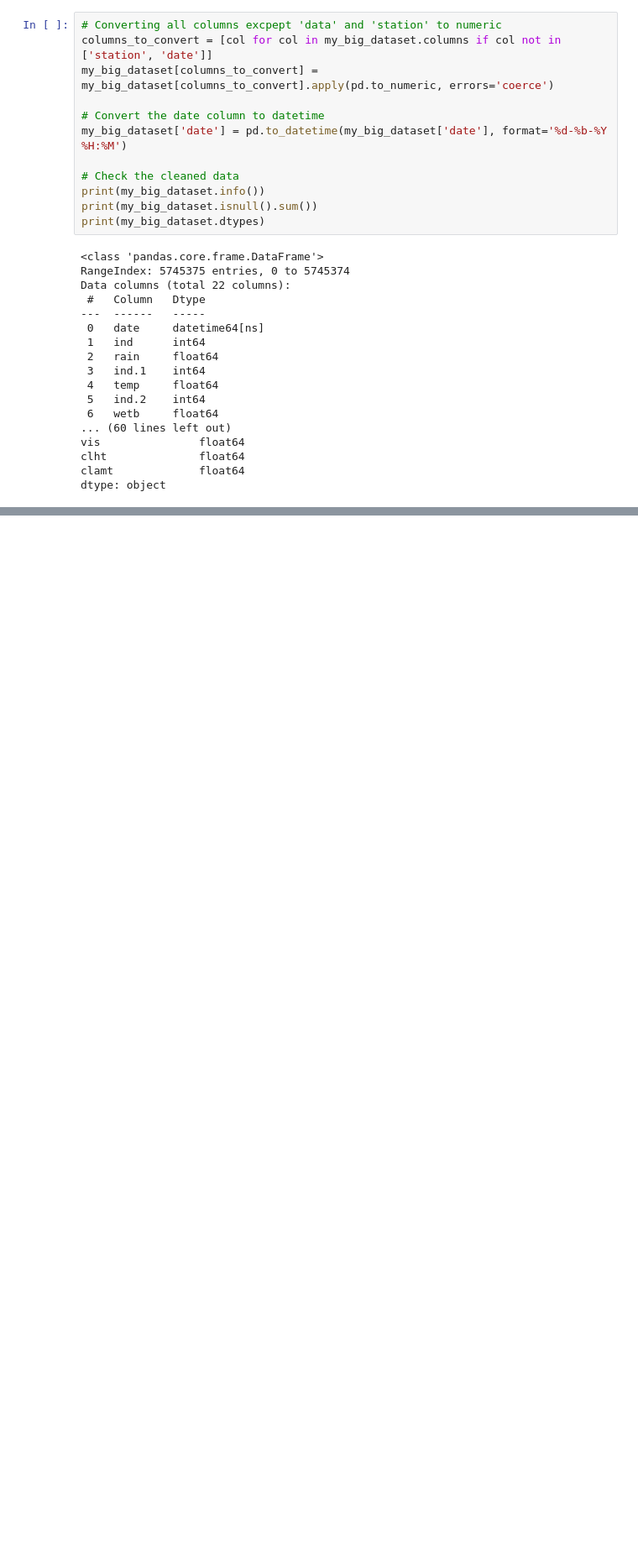
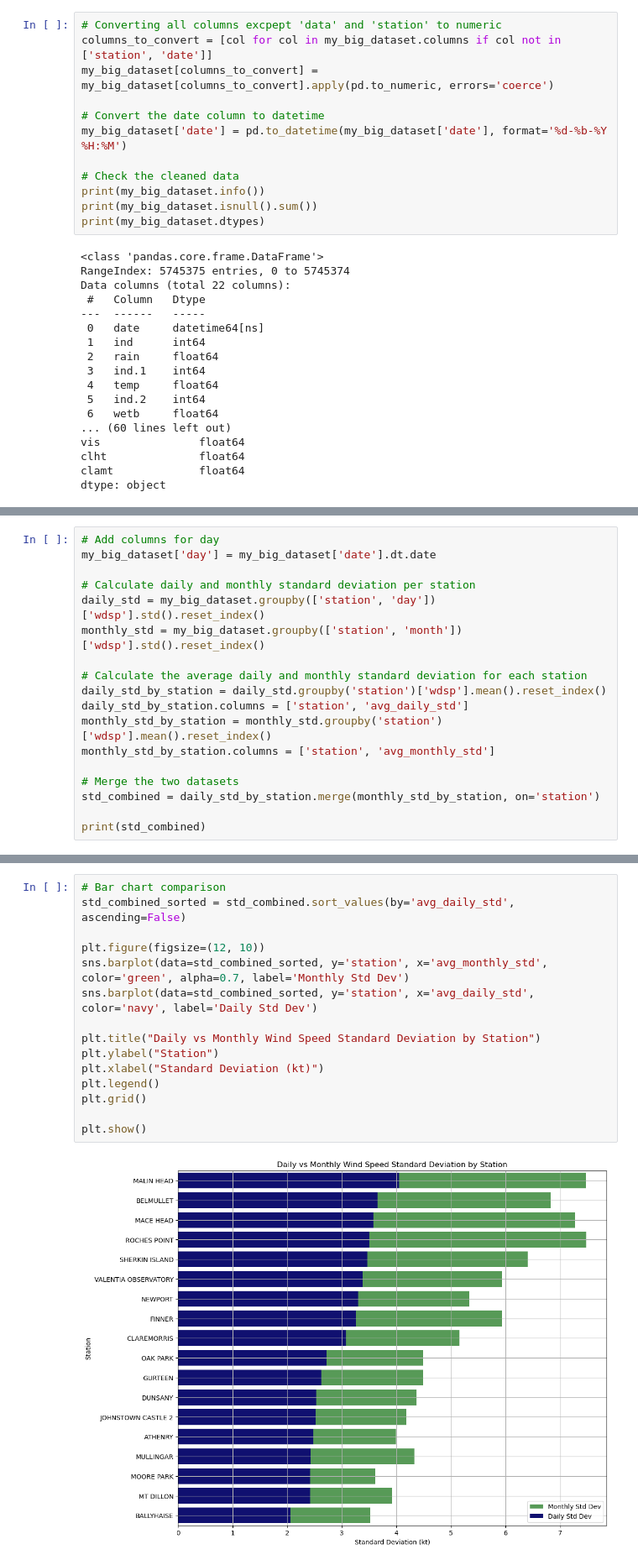
Before and after one commit to morgam7/PFDA-project, a Jupyter notebook: wind_farm_analysis.ipynb, the cells around one changed output, grey strips where cells are left out. Shown at 84% size. Saved outputs shown, nothing was run; the diff lists cells and outputs as text; blank space fills up the shorter version.

```diff
--- a/wind_farm_analysis.ipynb
+++ b/wind_farm_analysis.ipynb
@@ -309,0 +320,18 @@ plt.show()
+# %%
+# Add columns for day
+my_big_dataset['day'] = my_big_dataset['date'].dt.date
+
+# Calculate daily and monthly standard deviation per station
+daily_std = my_big_dataset.groupby(['station', 'day'])['wdsp'].std().reset_index()
+monthly_std = my_big_dataset.groupby(['station', 'month'])['wdsp'].std().reset_index()
+
+# Calculate the average daily and monthly standard deviation for each station
+daily_std_by_station = daily_std.groupby('station')['wdsp'].mean().reset_index()
+daily_std_by_station.columns = ['station', 'avg_daily_std']
+monthly_std_by_station = monthly_std.groupby('station')['wdsp'].mean().reset_index()
+monthly_std_by_station.columns = ['station', 'avg_monthly_std']
+
+# Merge the two datasets
+std_combined = daily_std_by_station.merge(monthly_std_by_station, on='station')
+
+print(std_combined)
@@ -309,0 +358,17 @@ plt.show()
+# %%
+# Bar chart comparison
+std_combined_sorted = std_combined.sort_values(by='avg_daily_std', ascending=False)
+
+plt.figure(figsize=(12, 10))
+sns.barplot(data=std_combined_sorted, y='station', x='avg_monthly_std', color='green', alpha=0.7, label='Monthly Std Dev')
+sns.barplot(data=std_combined_sorted, y='station', x='avg_daily_std', color='navy', label='Daily Std Dev')
+
+plt.title("Daily vs Monthly Wind Speed Standard Deviation by Station")
+plt.ylabel("Station")
+plt.xlabel("Standard Deviation (kt)")
+plt.legend()
+plt.grid()
+
+plt.show()
+# %% [output]
+[figure, added]
```
Also changed, not shown: parts of 21 cells of this notebook, 1 other file.
